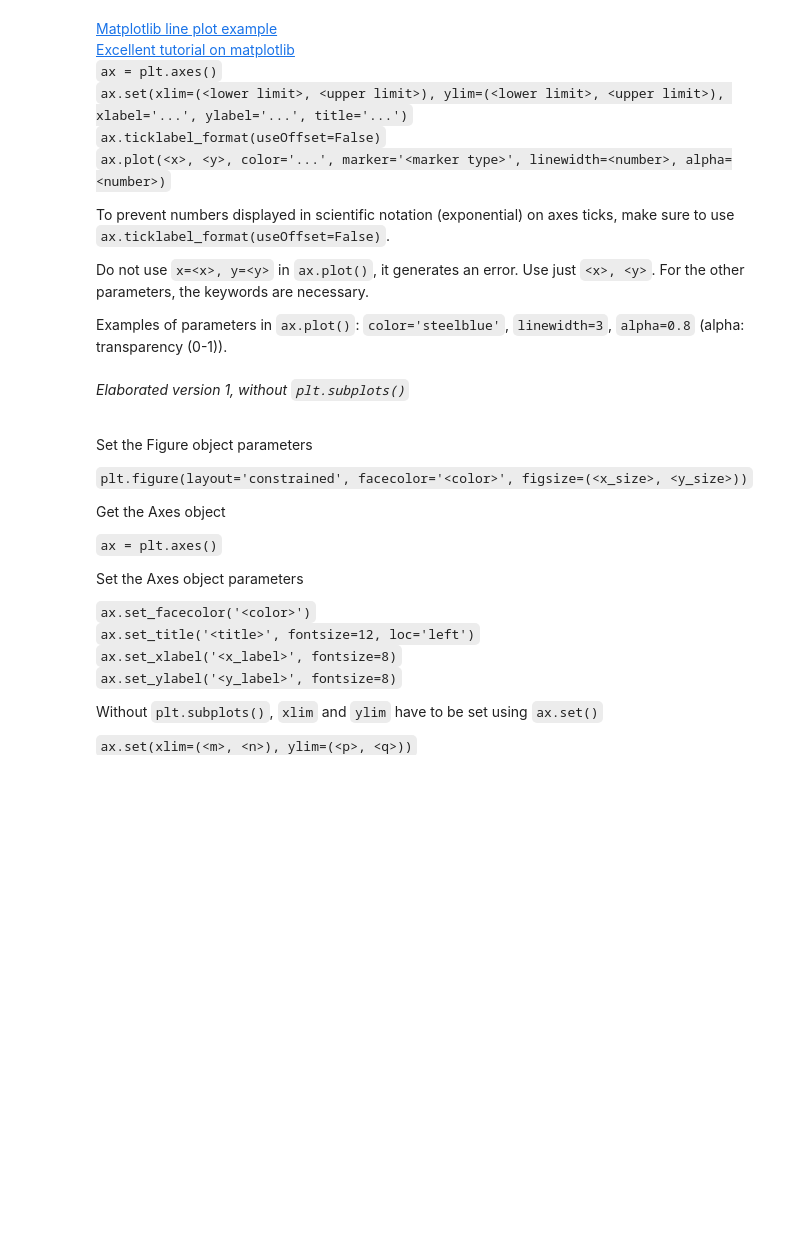
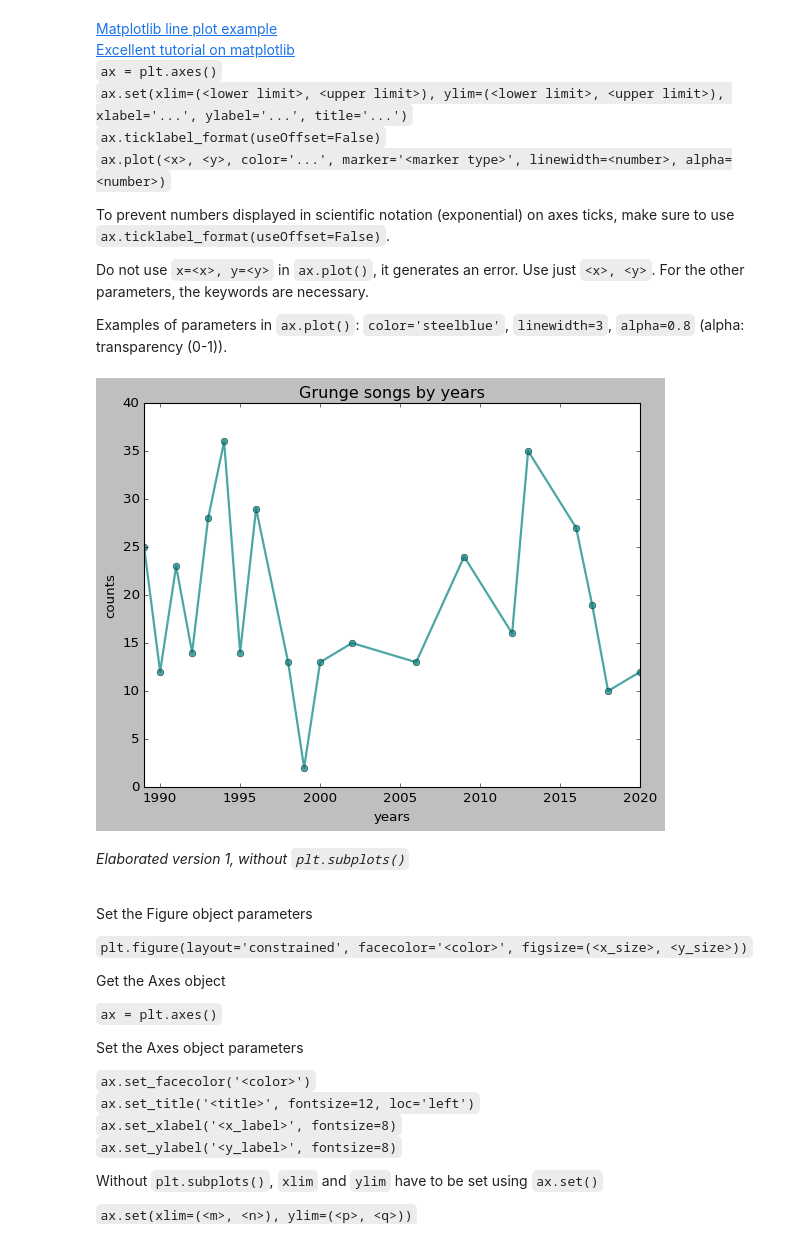
Before and after one commit to programiranje3/p3-2024, a Jupyter notebook: notebooks/eda.ipynb, the cells around one changed output. Drawn from its saved outputs; the diff is of its cells as text; code cells hidden in the pictures; blank space fills up the shorter version.

```diff
--- a/notebooks/eda.ipynb
+++ b/notebooks/eda.ipynb
@@ -518,6 +995,8 @@ Read the modified dataset (if necessary).
 `pd.read_csv()` returns a `pd.DataFrame` object.
 
 As for specifying the path of the dataset properly, see [this](https://stackoverflow.com/questions/35384358/how-to-open-my-files-in-data-folder-with-pandas-using-relative-path) (more specifically, **both** [this](https://stackoverflow.com/a/35384414/1899061) and [this](https://stackoverflow.com/a/43600253/1899061)).
+# %%
+songs = pd.read_csv('../data/grunge_v4.csv')
 # %% [markdown]
 How many songs from each `release_year` are there?
 # %%
@@ -526,3 +1024,5 @@ How many songs from each `release_year` are there?
 Sort this result by index: `pd.Series.sort_index()` (there is also `pd.DataFrame.sort_index()`).
 # %%
 # Define val_counts_sorted_by_index
+val_counts_sorted_by_index = songs.release_year.value_counts().sort_index()
+val_counts_sorted_by_index
@@ -530,3 +1048,8 @@ Sort this result by index: `pd.Series.sort_index()` (there is also `pd.DataFrame
 Preparation for plotting (`counts` on y-axis, `release_year` on x-axis): get the `np.ndarray` version of `val_counts_sorted_by_index`, as well as of its index.
 
 One way of doing it is to use `np.array()` over `val_counts_sorted_by_index.index` and `val_counts_sorted_by_index.values`. However, the same effect is achieved using only `val_counts_sorted_by_index.index` and `val_counts_sorted_by_index.values` (their type is `np.ndarray`).
+# %%
+years = val_counts_sorted_by_index.index
+years
+counts = val_counts_sorted_by_index.values
+counts
@@ -553,3 +1077,12 @@ Examples of parameters in `ax.plot()`: `color='steelblue'`, `linewidth=3`, `alph
+# %%
+# Simple version
+
+ax = plt.axes()
+ax.set(xlim=(1989, 2020), ylim=(0, 40), xlabel='years', ylabel='counts', title='Grunge songs by years')
+ax.ticklabel_format(useOffset=False)
+ax.plot(years, counts, color='teal', marker='o', linewidth=2, alpha=0.7);
+# %% [output]
+[figure, added]
 # %% [markdown]
 <em>Elaborated version 1, without `plt.subplots()`</em><br><br>
 
```
Also changed, not shown: parts of 108 cells of this notebook, 2 other files.
